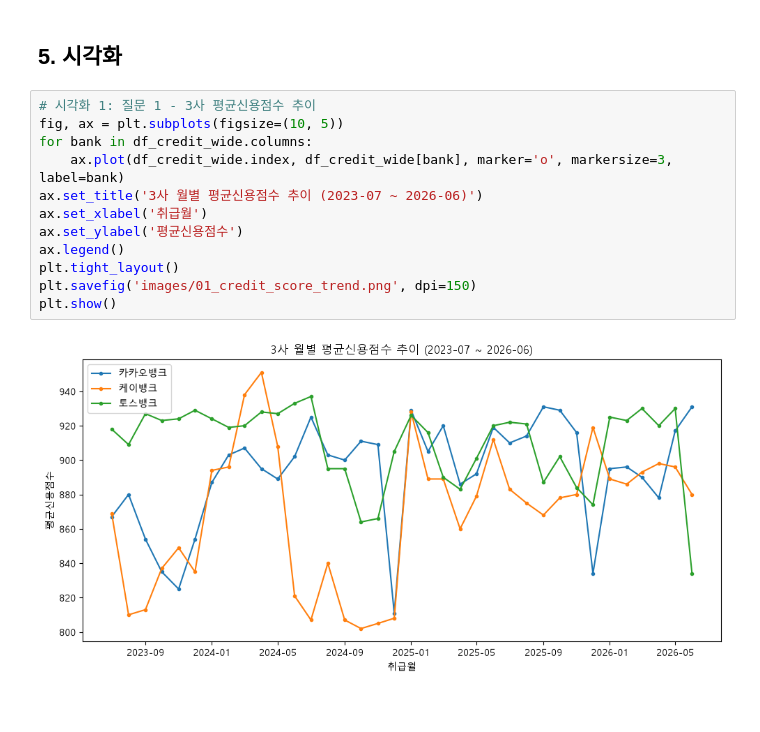
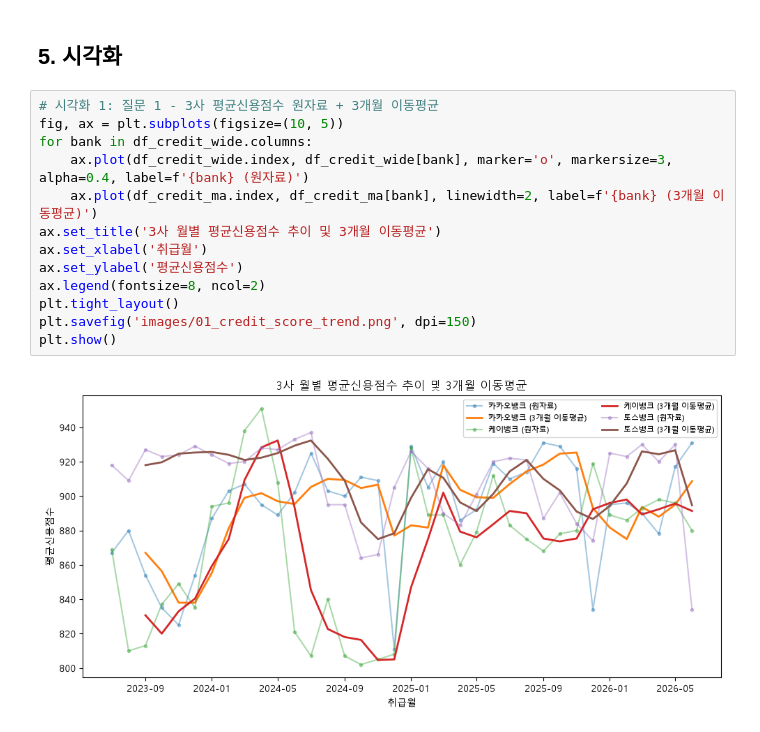
Before and after one commit to contest-p/internet-bank-credit-inclusion, a Jupyter notebook: analysis.ipynb, the cells around one changed output. Cells and saved outputs as stored; diff of their text form.

```diff
--- a/analysis.ipynb
+++ b/analysis.ipynb
@@ -171,17 +217,18 @@ df_credit_pct.tail()
 # %% [markdown]
 ## 5. 시각화
 # %%
-# 시각화 1: 질문 1 - 3사 평균신용점수 추이
+# 시각화 1: 질문 1 - 3사 평균신용점수 원자료 + 3개월 이동평균
 fig, ax = plt.subplots(figsize=(10, 5))
 for bank in df_credit_wide.columns:
-    ax.plot(df_credit_wide.index, df_credit_wide[bank], marker='o', markersize=3, label=bank)
-ax.set_title('3사 월별 평균신용점수 추이 (2023-07 ~ 2026-06)')
+    ax.plot(df_credit_wide.index, df_credit_wide[bank], marker='o', markersize=3, alpha=0.4, label=f'{bank} (원자료)')
+    ax.plot(df_credit_ma.index, df_credit_ma[bank], linewidth=2, label=f'{bank} (3개월 이동평균)')
+ax.set_title('3사 월별 평균신용점수 추이 및 3개월 이동평균')
 ax.set_xlabel('취급월')
 ax.set_ylabel('평균신용점수')
-ax.legend()
+ax.legend(fontsize=8, ncol=2)
 plt.tight_layout()
 plt.savefig('images/01_credit_score_trend.png', dpi=150)
 plt.show()
 # %% [output]
-[figure, old version]
+[figure, new version]
 # %%
```
Also changed, not shown: parts of 20 cells of this notebook, 7 other files.
